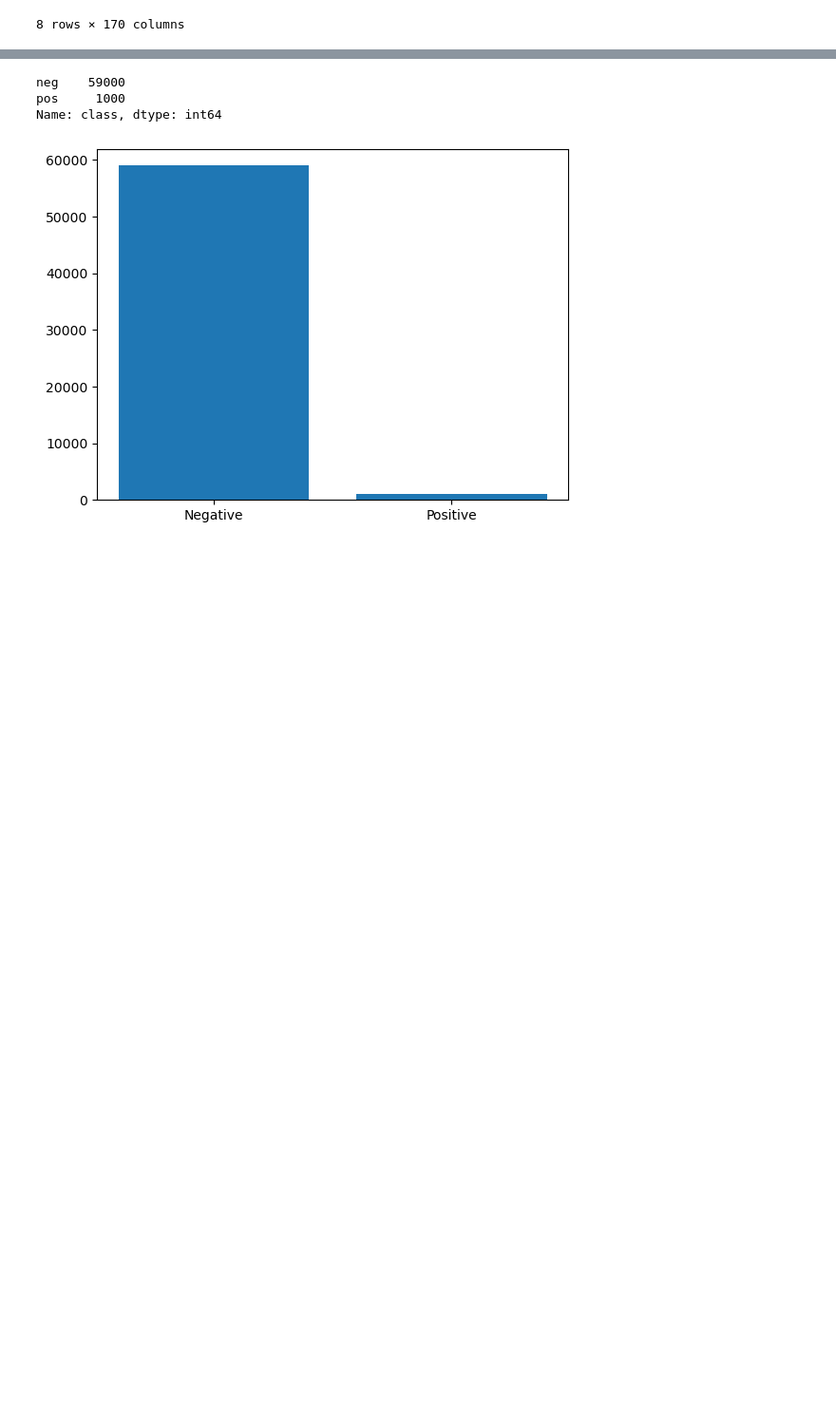
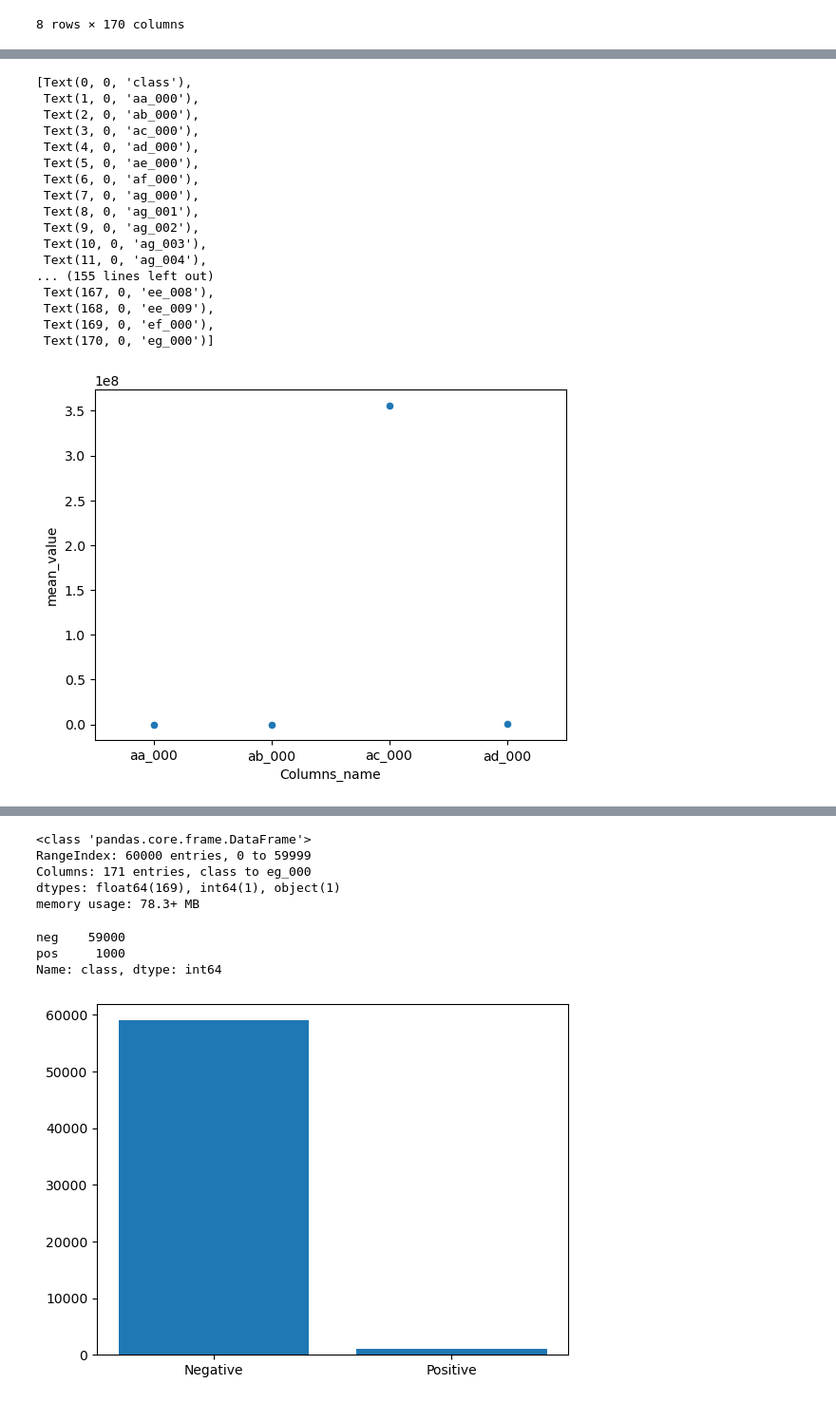
Before and after one commit to VPLEV23/DA_2023_Project, a Jupyter notebook: Project.ipynb, the cells around one changed output, grey strips where cells are left out. Shown at 95% size. Drawn from its saved outputs; the diff is of its cells as text; code cells hidden in the pictures; blank space fills up the shorter version.

```diff
--- a/Project.ipynb
+++ b/Project.ipynb
@@ -213,0 +373,57 @@ Name: mean, Length: 171, dtype: object
+# %%
+ax=mean_exploration.plot.scatter(x='Columns_name', y='mean_value')
+ax.set_xlim(0.5, 4.5)
+
+ax1=mean_exploration.plot.scatter(x='Columns_name', y='mean_value')
+ax1.set_xlim(4.5, 25.5)
+ax1.set_ylim(-5.5*10**(4), 5.5*10**(5))
+ax1.set_xticklabels(mean_exploration.Columns_name,rotation=90)
+
+ax2=mean_exploration.plot.scatter(x='Columns_name', y='mean_value')
+ax2.set_xlim(25.5, 50.5)
+ax2.set_ylim(-5.5*10**(4), 5.5*10**(5))
+ax2.set_xticklabels(mean_exploration.Columns_name,rotation=90)
+
+ax3=mean_exploration.plot.scatter(x='Columns_name', y='mean_value')
+ax3.set_xlim(50.5, 75.5)
+ax3.set_ylim(-5.5*10**(4), 5.5*10**(5))
+ax3.set_xticklabels(mean_exploration.Columns_name,rotation=90)
+
+ax4=mean_exploration.plot.scatter(x='Columns_name', y='mean_value')
+ax4.set_xlim(75.5, 100.5)
+ax4.set_ylim(-5.5*10**(4), 5.5*10**(6))
+ax4.set_xticklabels(mean_exploration.Columns_name,rotation=90)
+
+ax5=mean_exploration.plot.scatter(x='Columns_name', y='mean_value')
+ax5.set_xlim(100.5, 125.5)
+ax5.set_ylim(-5.5*10**(4), 5.5*10**(6))
+ax5.set_xticklabels(mean_exploration.Columns_name,rotation=90)
+
+ax6=mean_exploration.plot.scatter(x='Columns_name', y='mean_value')
+ax6.set_xlim(125.5, 150.5)
+ax6.set_ylim(-5.5*10**(4), 5.5*10**(6))
+ax6.set_xticklabels(mean_exploration.Columns_name,rotation=90)
+
+ax7=mean_exploration.plot.scatter(x='Columns_name', y='mean_value')
+ax7.set_xlim(150.5, 171.5)
+ax7.set_ylim(-5.5*10**(4), 5.5*10**(5))
+ax7.set_xticklabels(mean_exploration.Columns_name,rotation=90)
+# %% [output]
+[Text(0, 0, 'class'),
+ Text(1, 0, 'aa_000'),
+ Text(2, 0, 'ab_000'),
+ Text(3, 0, 'ac_000'),
+ Text(4, 0, 'ad_000'),
+ Text(5, 0, 'ae_000'),
+ Text(6, 0, 'af_000'),
+ Text(7, 0, 'ag_000'),
+ Text(8, 0, 'ag_001'),
+ Text(9, 0, 'ag_002'),
+ Text(10, 0, 'ag_003'),
+ Text(11, 0, 'ag_004'),
+... (155 lines left out)
+ Text(167, 0, 'ee_008'),
+ Text(168, 0, 'ee_009'),
+ Text(169, 0, 'ef_000'),
+ Text(170, 0, 'eg_000')]
+[figure, added]
@@ -214,3 +437,11 @@ Name: mean, Length: 171, dtype: object
+# %%
+data_cleaned.info()
+# %% [output]
+<class 'pandas.core.frame.DataFrame'>
+RangeIndex: 60000 entries, 0 to 59999
+Columns: 171 entries, class to eg_000
+dtypes: float64(169), int64(1), object(1)
+memory usage: 78.3+ MB
 # %%
 data_cleaned['class'].value_counts()
 # %% [output]
```
Also changed, not shown: parts of 49 cells of this notebook.
